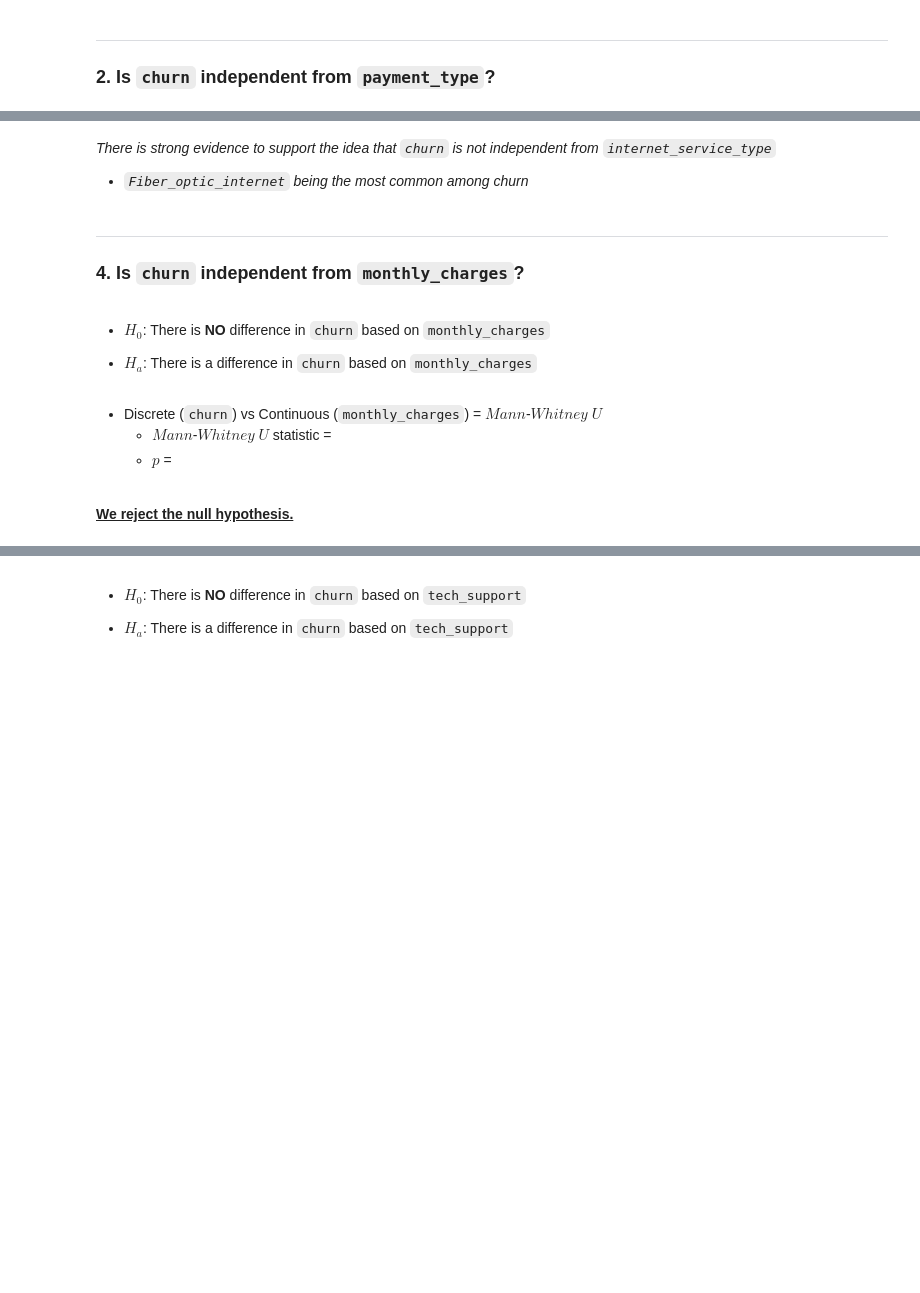
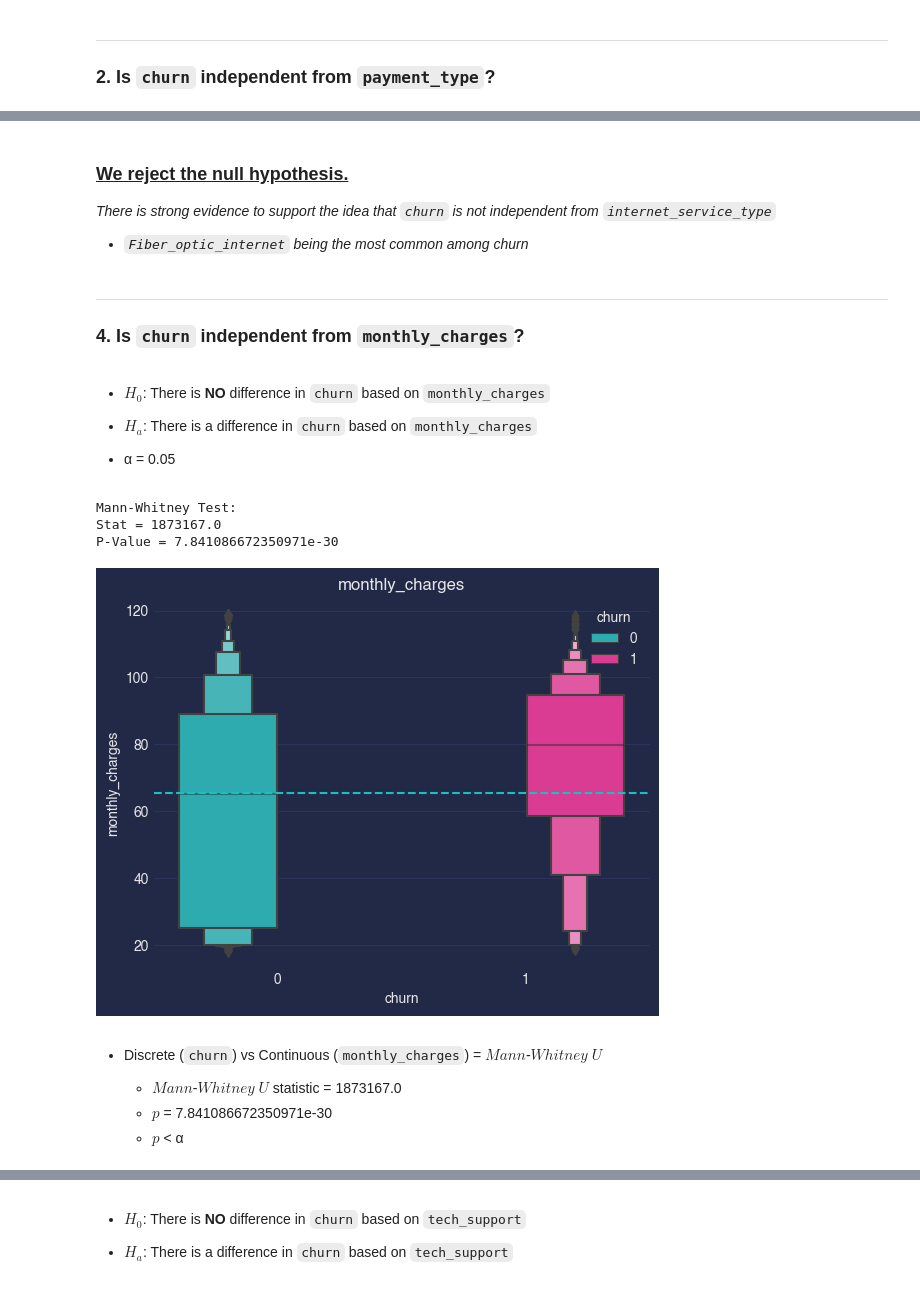
Before and after one commit to Zacharia-Schmitz/Telco_Project, a Jupyter notebook: telco_final.ipynb, the cells around one changed output, grey strips where cells are left out. Saved outputs shown, nothing was run; the diff lists cells and outputs as text; code cells hidden in the pictures; blank space fills up the shorter version.

```diff
--- a/telco_final.ipynb
+++ b/telco_final.ipynb
@@ -156,4 +182,6 @@ plt.style.use('https://github.com/dhaitz/matplotlib-stylesheets/raw/master/pitay
 # %% [markdown]
+### <b> <u> We reject the null hypothesis. </u> </b>
+
 *There is strong evidence to support the idea that `churn` is not independent from `internet_service_type`*
 - *`Fiber_optic_internet` being the most common among churn*
 # %% [markdown]
@@ -164,3 +192,5 @@ plt.style.use('https://github.com/dhaitz/matplotlib-stylesheets/raw/master/pitay
 * $H_0$: There is **NO** difference in `churn` based on `monthly_charges`
 
 * $H_a$: There is a difference in `churn` based on `monthly_charges`
+
+* α = 0.05
@@ -169,8 +197,15 @@ plt.style.use('https://github.com/dhaitz/matplotlib-stylesheets/raw/master/pitay
+# %%
+# Use explore_bivariate_quant using train data to run Mann-Whitney and plot
+e.explore_bivariate_quant(train,'churn','monthly_charges')
+# %% [output]
+Mann-Whitney Test:
+Stat = 1873167.0
+P-Value = 7.841086672350971e-30
+[figure, added]
 # %% [markdown]
 * Discrete (`churn`) vs Continuous (`monthly_charges`) = $Mann$-$Whitney$ $U$
-    - $Mann$-$Whitney$ $U$ statistic =
-    - $p$ =
-<br>
 
-<u><b>We reject the null hypothesis.</b></u>
+    - $Mann$-$Whitney$ $U$ statistic = 1873167.0
+    - $p$ = 7.841086672350971e-30
+    - $p$  <  α
 # %% [markdown]
```
Also changed, not shown: parts of 92 cells of this notebook.
